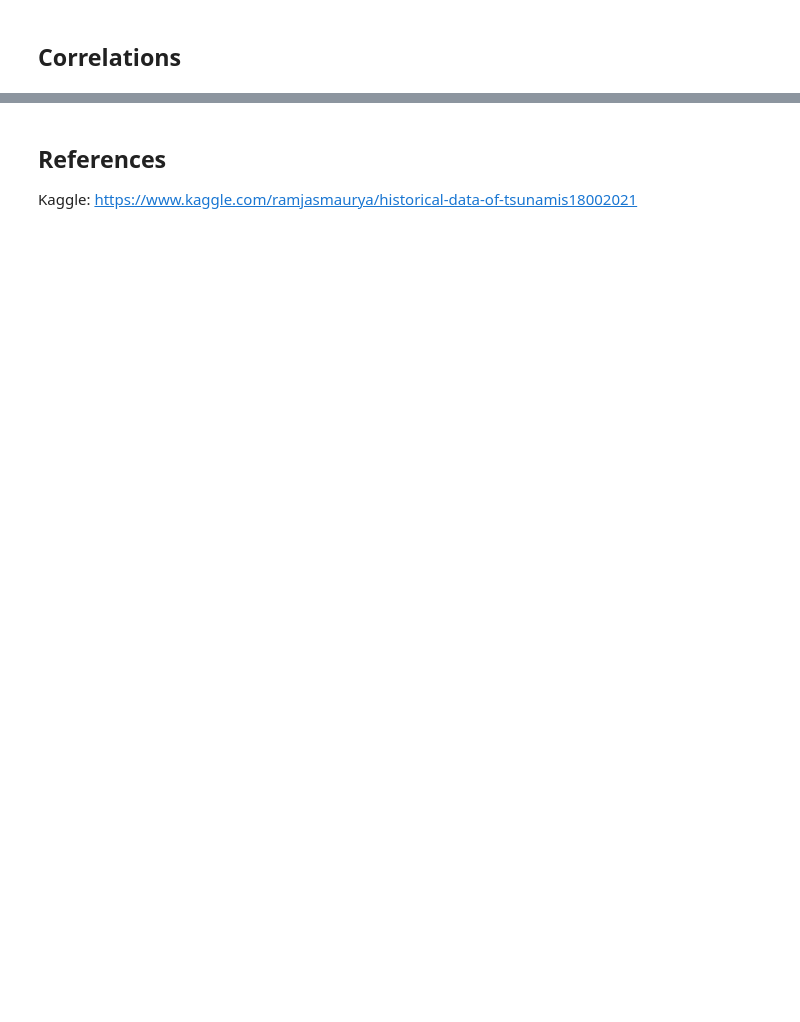
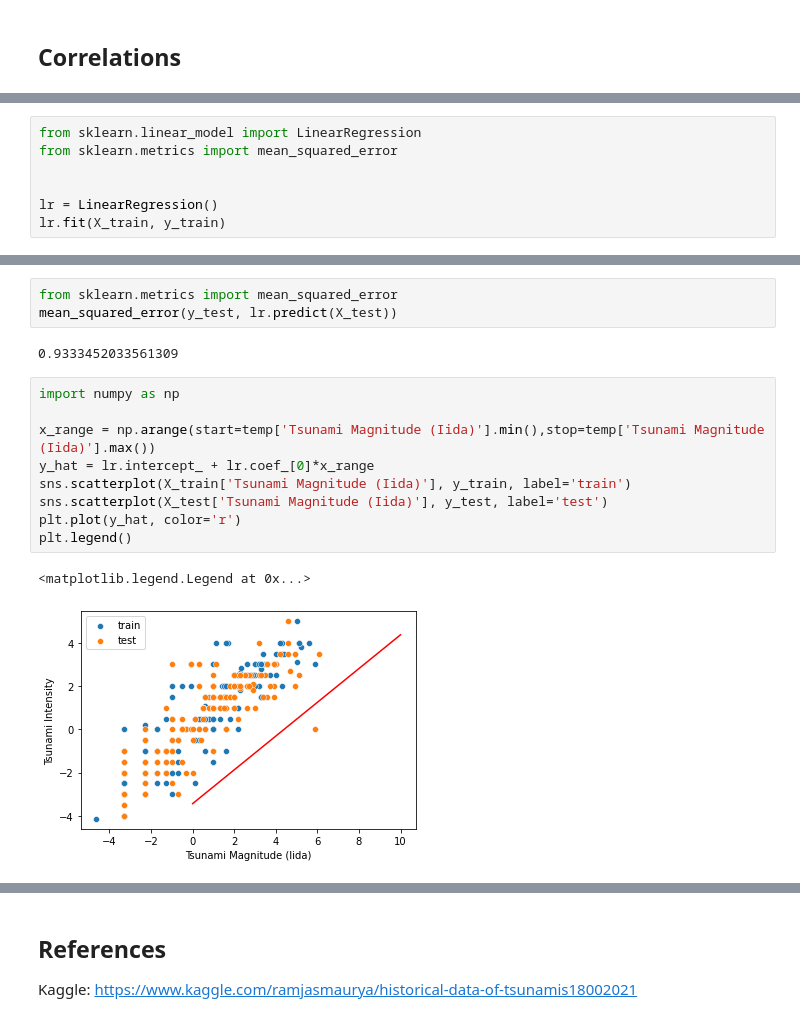
Before and after one commit to ImyPG/Tsunamis, a Jupyter notebook: Tsunamis.ipynb, the cells around one changed output, grey strips where cells are left out. Cells and saved outputs as stored; diff of their text form; blank space fills up the shorter version.

```diff
--- a/Tsunamis.ipynb
+++ b/Tsunamis.ipynb
@@ -379,0 +451,7 @@ tsunami['Tsunami Cause Code']
+# %%
+from sklearn.linear_model import LinearRegression
+from sklearn.metrics import mean_squared_error
+
+
+lr = LinearRegression()
+lr.fit(X_train, y_train)
@@ -379,0 +486,17 @@ tsunami['Tsunami Cause Code']
+# %%
+from sklearn.metrics import mean_squared_error
+mean_squared_error(y_test, lr.predict(X_test))
+# %% [output]
+0.9333452033561309
+# %%
+import numpy as np
+
+x_range = np.arange(start=temp['Tsunami Magnitude (Iida)'].min(),stop=temp['Tsunami Magnitude (Iida)'].max())
+y_hat = lr.intercept_ + lr.coef_[0]*x_range
+sns.scatterplot(X_train['Tsunami Magnitude (Iida)'], y_train, label='train')
+sns.scatterplot(X_test['Tsunami Magnitude (Iida)'], y_test, label='test')
+plt.plot(y_hat, color='r')
+plt.legend()
+# %% [output]
+<matplotlib.legend.Legend at 0x...>
+[figure, added]
```
Also changed, not shown: parts of 14 cells of this notebook.
